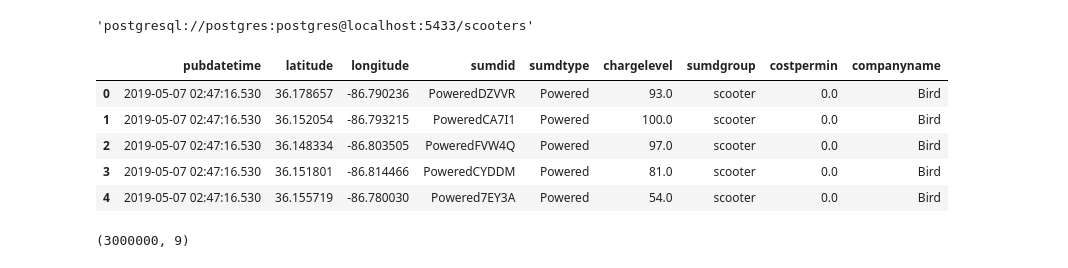
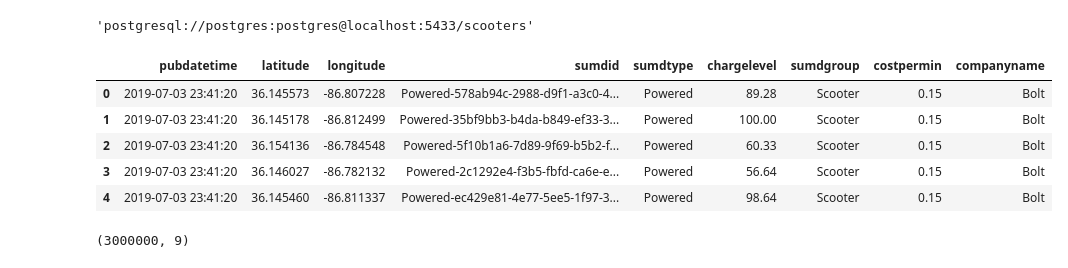
Before and after one commit to NSS-Full-Time-Data-Analytics-11/nashville-scooters-patches, a Jupyter notebook: notebook/scooters.ipynb, the cells around one changed output. Saved outputs shown, nothing was run; the diff lists cells and outputs as text; code cells hidden in the pictures.

```diff
--- a/notebook/scooters.ipynb
+++ b/notebook/scooters.ipynb
@@ -30,11 +30,11 @@ with engine.connect() as connection: result = connection.execute(text(query))
 with engine.connect() as connection:
     scooters = pd.read_sql(text(query), con = connection)
 # %%
-scooters.head()
+scooters.head(5)
 # %% [output]
 |  | pubdatetime | latitude | longitude | sumdid | sumdtype | chargelevel | sumdgroup | costpermin | companyname |
-| 0 | 2019-05-07 02:47:16.530 | 36.178657 | -86.790236 | PoweredDZVVR | Powered | 93.0 | scooter | 0.0 | Bird |
-| 1 | 2019-05-07 02:47:16.530 | 36.152054 | -86.793215 | PoweredCA7I1 | Powered | 100.0 | scooter | 0.0 | Bird |
-| 2 | 2019-05-07 02:47:16.530 | 36.148334 | -86.803505 | PoweredFVW4Q | Powered | 97.0 | scooter | 0.0 | Bird |
-| 3 | 2019-05-07 02:47:16.530 | 36.151801 | -86.814466 | PoweredCYDDM | Powered | 81.0 | scooter | 0.0 | Bird |
-| 4 | 2019-05-07 02:47:16.530 | 36.155719 | -86.780030 | Powered7EY3A | Powered | 54.0 | scooter | 0.0 | Bird |
+| 0 | 2019-07-03 23:41:20 | 36.145573 | -86.807228 | Powered-578ab94c-2988-d9f1-a3c0-4... | Powered | 89.28 | Scooter | 0.15 | Bolt |
+| 1 | 2019-07-03 23:41:20 | 36.145178 | -86.812499 | Powered-35bf9bb3-b4da-b849-ef33-3... | Powered | 100.00 | Scooter | 0.15 | Bolt |
+| 2 | 2019-07-03 23:41:20 | 36.154136 | -86.784548 | Powered-5f10b1a6-7d89-9f69-b5b2-f... | Powered | 60.33 | Scooter | 0.15 | Bolt |
+| 3 | 2019-07-03 23:41:20 | 36.146027 | -86.782132 | Powered-2c1292e4-f3b5-fbfd-ca6e-e... | Powered | 56.64 | Scooter | 0.15 | Bolt |
+| 4 | 2019-07-03 23:41:20 | 36.145460 | -86.811337 | Powered-ec429e81-4e77-5ee5-1f97-3... | Powered | 98.64 | Scooter | 0.15 | Bolt |
```
Also changed, not shown: parts of 35 cells of this notebook, 2 other files.
